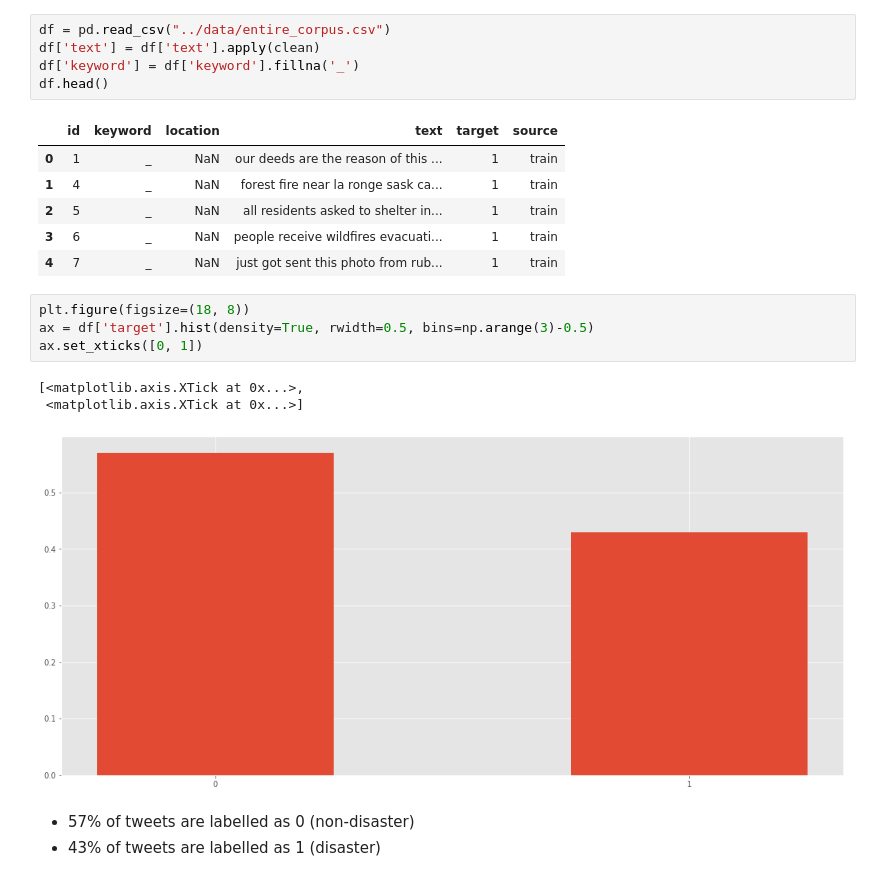
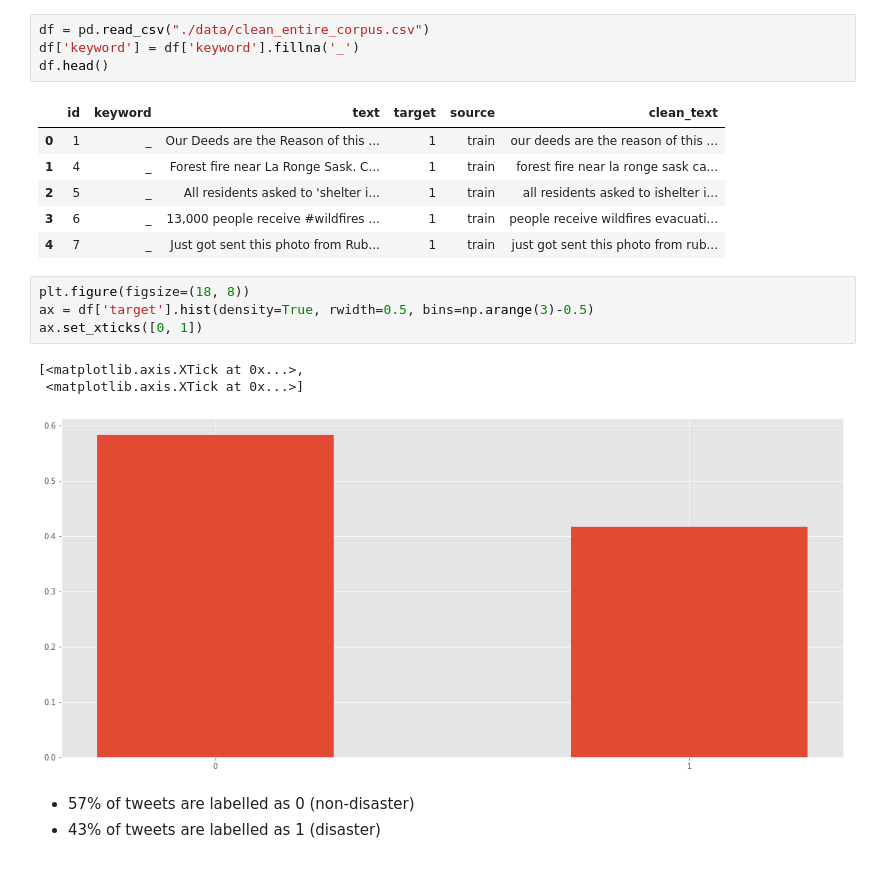
Before and after one commit to vesran/NLP-with-Disaster-Tweets, a Jupyter notebook: EDA.ipynb, the cells around one changed output. Drawn from its saved outputs; the diff is of its cells as text.

```diff
--- a/EDA.ipynb
+++ b/EDA.ipynb
@@ -19,15 +15,14 @@ Reading twitter - 1grams ...
 # %%
-df = pd.read_csv("../data/entire_corpus.csv")
-df['text'] = df['text'].apply(clean)
+df = pd.read_csv("./data/clean_entire_corpus.csv")
 df['keyword'] = df['keyword'].fillna('_')
 df.head()
 # %% [output]
-|  | id | keyword | location | text | target | source |
-| 0 | 1 | _ | NaN | our deeds are the reason of this ... | 1 | train |
-| 1 | 4 | _ | NaN | forest fire near la ronge sask ca... | 1 | train |
-| 2 | 5 | _ | NaN | all residents asked to shelter in... | 1 | train |
-| 3 | 6 | _ | NaN | people receive wildfires evacuati... | 1 | train |
-| 4 | 7 | _ | NaN | just got sent this photo from rub... | 1 | train |
+|  | id | keyword | text | target | source | clean_text |
+| 0 | 1 | _ | Our Deeds are the Reason of this ... | 1 | train | our deeds are the reason of this ... |
+| 1 | 4 | _ | Forest fire near La Ronge Sask. C... | 1 | train | forest fire near la ronge sask ca... |
+| 2 | 5 | _ | All residents asked to 'shelter i... | 1 | train | all residents asked to ishelter i... |
+| 3 | 6 | _ | 13,000 people receive #wildfires ... | 1 | train | people receive wildfires evacuati... |
+| 4 | 7 | _ | Just got sent this photo from Rub... | 1 | train | just got sent this photo from rub... |
 # %%
 plt.figure(figsize=(18, 8))
 ax = df['target'].hist(density=True, rwidth=0.5, bins=np.arange(3)-0.5)
@@ -35,7 +30,7 @@ ax.set_xticks([0, 1])
 # %% [output]
 [<matplotlib.axis.XTick at 0x...>,
  <matplotlib.axis.XTick at 0x...>]
-[figure, old version]
+[figure, new version]
 # %% [markdown]
 * 57% of tweets are labelled as 0 (non-disaster)
 * 43% of tweets are labelled as 1 (disaster)
```
Also changed, not shown: parts of 18 cells of this notebook, 4 other files.
